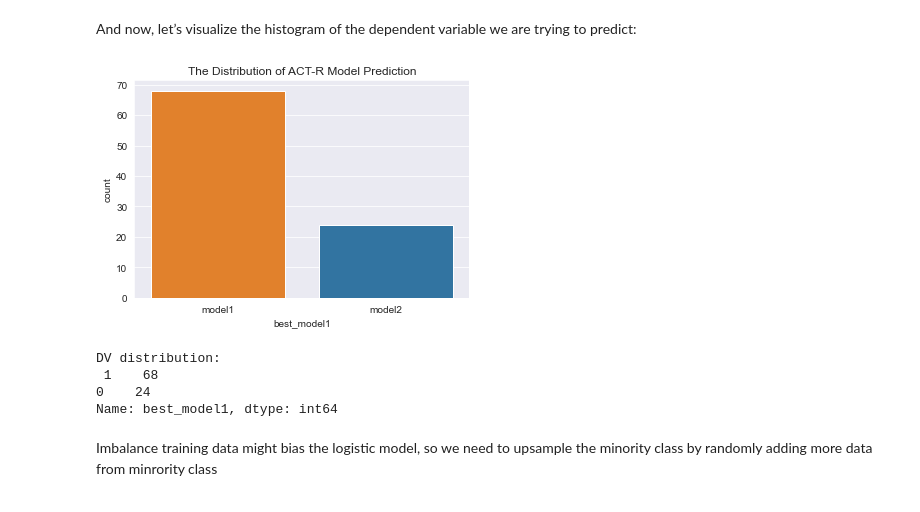
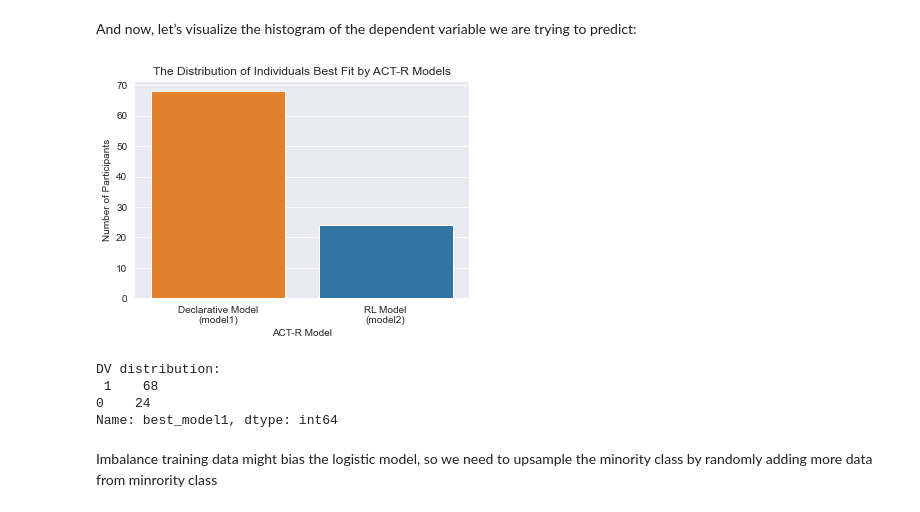
Before and after one commit to UWCCDL/RLvIBL, a Jupyter notebook: rsfmri/gambling_rfmri.ipynb, the cells around one changed output. Drawn from its saved outputs; the diff is of its cells as text; code cells hidden in the pictures.

```diff
--- a/rsfmri/gambling_rfmri.ipynb
+++ b/rsfmri/gambling_rfmri.ipynb
@@ -85,14 +68,16 @@ WARNING: rsfMRI data missing 133982_fnca
 And now, let’s visualize the histogram of the dependent variable we are trying to predict:
 # %%
 sns.countplot(DV, data=subj_wide)
-plt.title("The Distribution of ACT-R Model Prediction")
-plt.gca().set_xticklabels( ('model2', 'model1') )
+plt.xlabel('ACT-R Model')
+plt.ylabel('Number of Participants')
+plt.title("The Distribution of Individuals Best Fit by ACT-R Models")
+plt.gca().set_xticklabels( ('RL Model\n(model2)', 'Declarative Model\n(model1)') )
 plt.gca().invert_xaxis()
 plt.show()
 
 print('DV distribution:\n', subj_wide[DV].value_counts(normalize=False))
 # %% [output]
-[figure, old version]
+[figure, new version]
 DV distribution:
  1    68
 0    24
```
Also changed, not shown: parts of 7 cells of this notebook, 1 other file.
